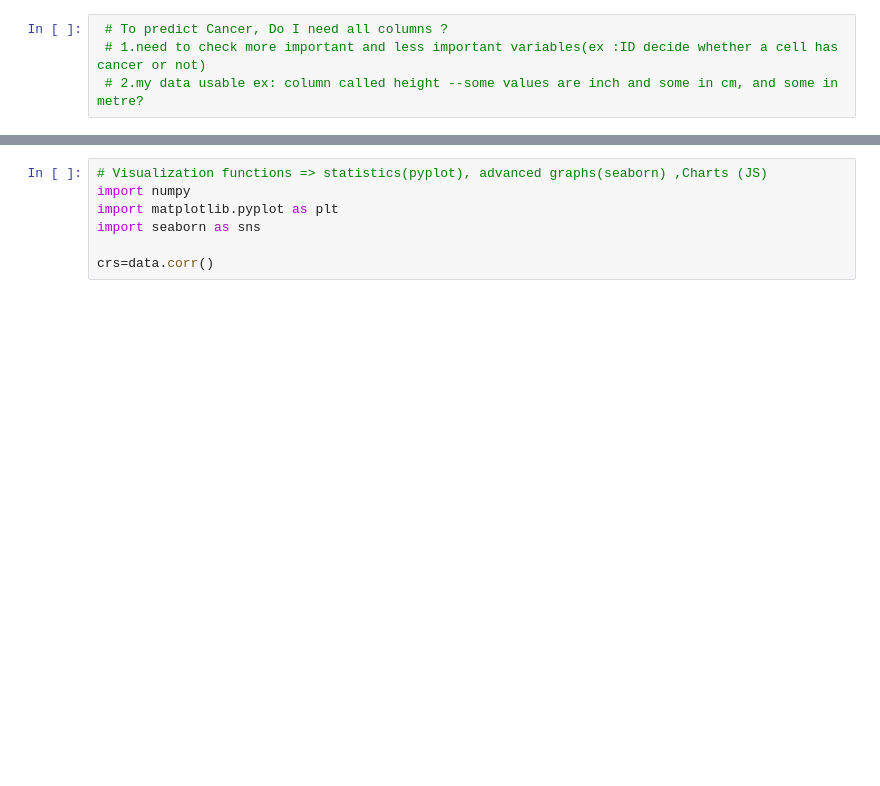
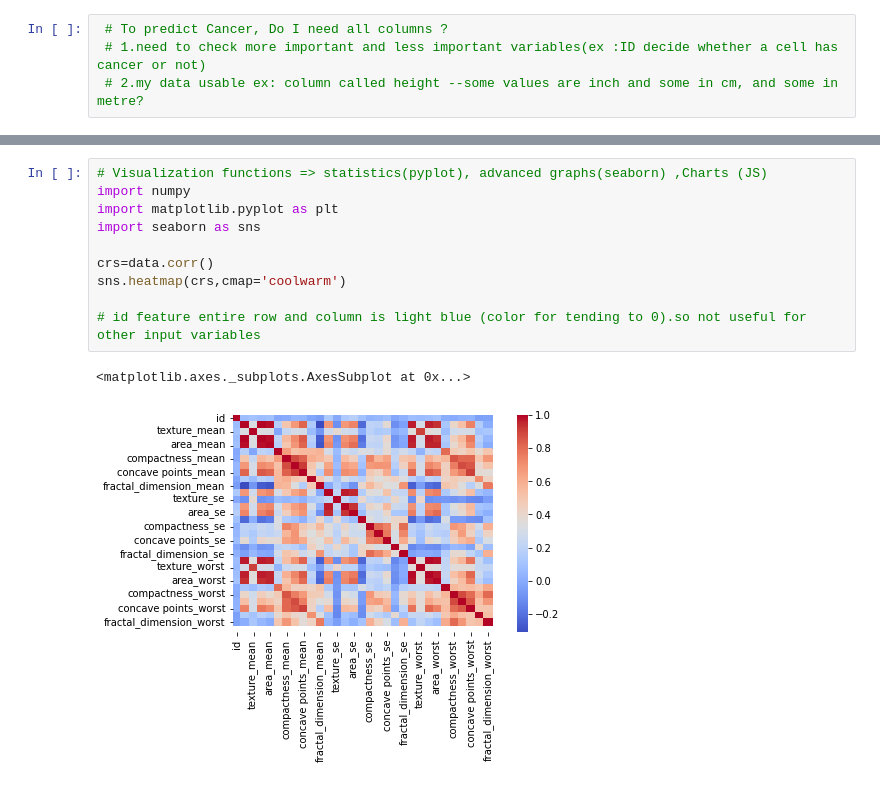
Before and after one commit to lellabhaskar/Tejasvini, a Jupyter notebook: 1p_Welcome_DS.ipynb, the cells around one changed output, grey strips where cells are left out. Drawn from its saved outputs; the diff is of its cells as text; blank space fills up the shorter version.

```diff
--- a/1p_Welcome_DS.ipynb
+++ b/1p_Welcome_DS.ipynb
@@ -217,7 +217,13 @@ crs
 # %%
 # Visualization functions => statistics(pyplot), advanced graphs(seaborn) ,Charts (JS)
 import numpy
 import matplotlib.pyplot as plt
 import seaborn as sns
 
 crs=data.corr()
+sns.heatmap(crs,cmap='coolwarm')
+
+# id feature entire row and column is light blue (color for tending to 0).so not useful for other input variables
+# %% [output]
+<matplotlib.axes._subplots.AxesSubplot at 0x...>
+[figure, added]
```
Also changed, not shown: parts of 2 cells of this notebook.
